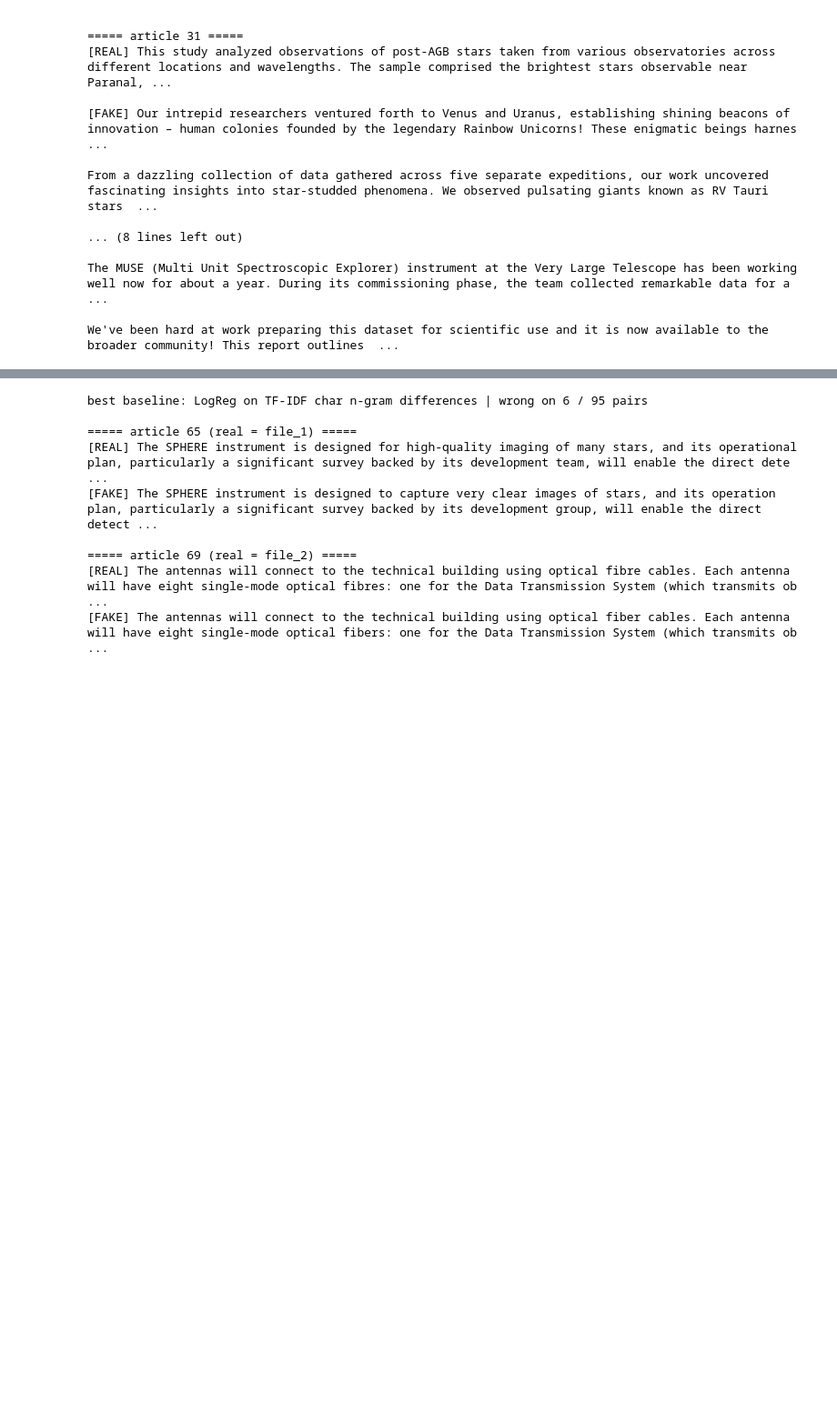
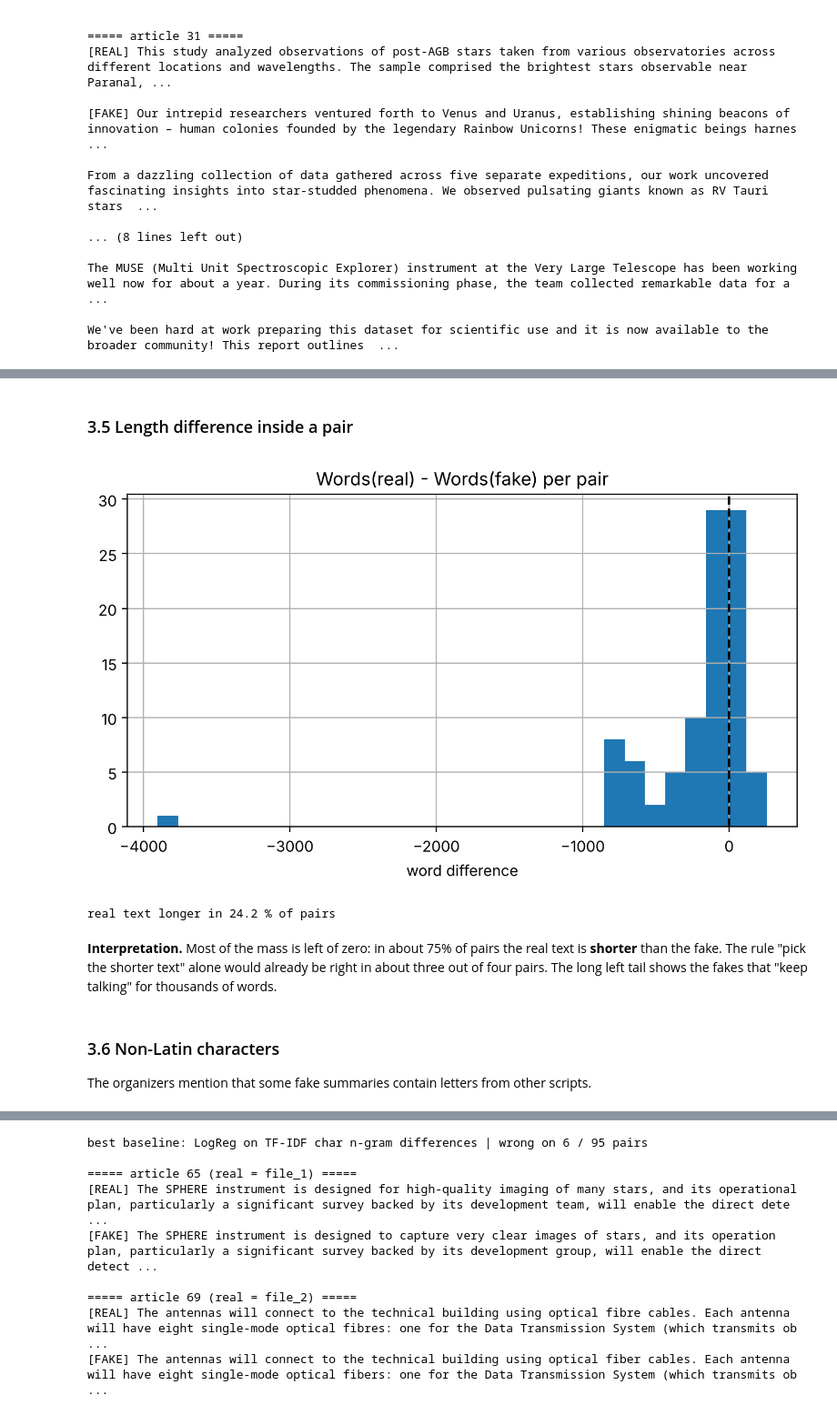
Before and after one commit to furkan-konuk/GROUP65_CENG313, a Jupyter notebook: assignment1_eda_baseline.ipynb, the cells around one changed output, grey strips where cells are left out. Shown at 91% size. Saved outputs shown, nothing was run; the diff lists cells and outputs as text; code cells hidden in the pictures; blank space fills up the shorter version.

```diff
--- a/assignment1_eda_baseline.ipynb
+++ b/assignment1_eda_baseline.ipynb
@@ -321,0 +285,12 @@ results.round(3)
+# %%
+f1 = features_frame(train["text_1"]); f2 = features_frame(train["text_2"])
+mask = (train["real_text_id"] == 1).values[:, None]
+real_f = pd.DataFrame(np.where(mask, f1.values, f2.values), columns=f1.columns)
+fake_f = pd.DataFrame(np.where(mask, f2.values, f1.values), columns=f1.columns)
+pair_view = pd.DataFrame({
+    "real > fake (%)": ((real_f > fake_f).mean() * 100).round(1),
+    "real < fake (%)": ((real_f < fake_f).mean() * 100).round(1),
+    "median real": real_f.median().round(3),
+    "median fake": fake_f.median().round(3),
+})
+pair_view.sort_values("real > fake (%)")
@@ -321,0 +320,18 @@ results.round(3)
+# %% [markdown]
+### 3.5 Length difference inside a pair
+# %%
+diff = real_f["n_words"] - fake_f["n_words"]
+diff.hist(bins=30)
+plt.axvline(0, color="k", ls="--")
+plt.title("Words(real) - Words(fake) per pair"); plt.xlabel("word difference"); plt.show()
+print("real text longer in", round((diff > 0).mean() * 100, 1), "% of pairs")
+# %% [output]
+[figure, added]
+real text longer in 24.2 % of pairs
+# %% [markdown]
+**Interpretation.** Most of the mass is left of zero: in about 75% of pairs the real text is
+**shorter** than the fake. The rule "pick the shorter text" alone would already be right in about
+three out of four pairs. The long left tail shows the fakes that "keep talking" for thousands of words.
+# %% [markdown]
+### 3.6 Non-Latin characters
+The organizers mention that some fake summaries contain letters from other scripts.
```
Also changed, not shown: parts of 83 cells of this notebook.
